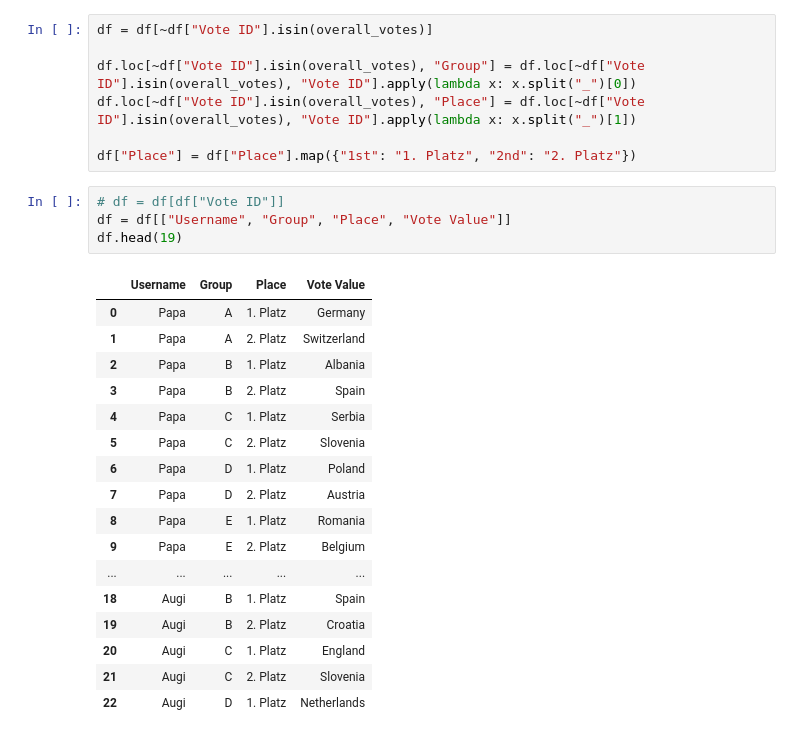
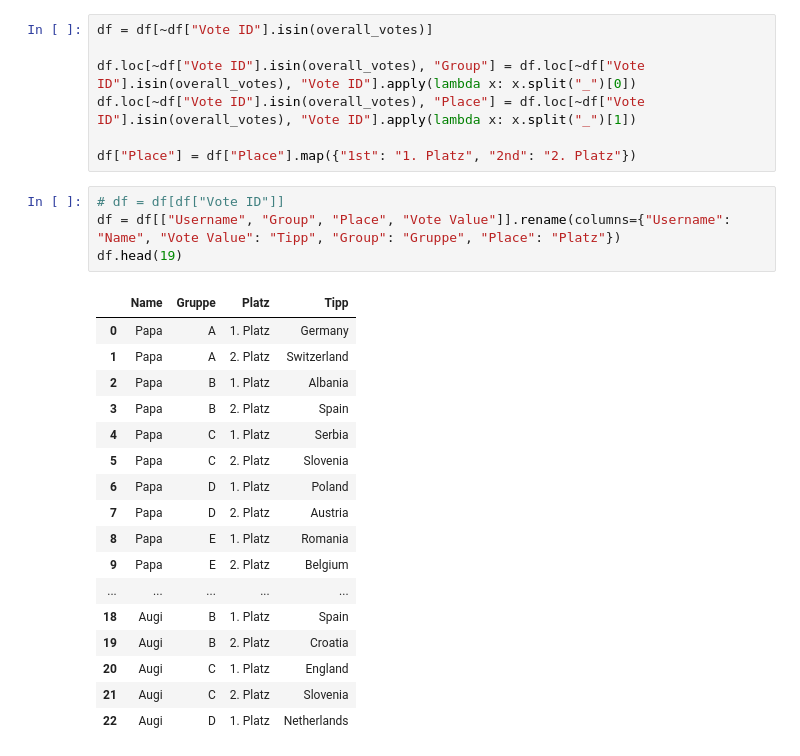
Before and after one commit to LMerbecks/family-betting-EM2024, a Jupyter notebook: em_fun/help_nb.ipynb, the cells around one changed output. Saved outputs shown, nothing was run; the diff lists cells and outputs as text.

```diff
--- a/em_fun/help_nb.ipynb
+++ b/em_fun/help_nb.ipynb
@@ -97,10 +97,10 @@ df.loc[~df["Vote ID"].isin(overall_votes), "Place"] = df.loc[~df["Vote ID"].isin
 df["Place"] = df["Place"].map({"1st": "1. Platz", "2nd": "2. Platz"})
 # %%
 # df = df[df["Vote ID"]]
-df = df[["Username", "Group", "Place", "Vote Value"]]
+df = df[["Username", "Group", "Place", "Vote Value"]].rename(columns={"Username": "Name", "Vote Value": "Tipp", "Group": "Gruppe", "Place": "Platz"})
 df.head(19)
 # %% [output]
-|  | Username | Group | Place | Vote Value |
+|  | Name | Gruppe | Platz | Tipp |
 | 0 | Papa | A | 1. Platz | Germany |
 | 1 | Papa | A | 2. Platz | Switzerland |
 | 2 | Papa | B | 1. Platz | Albania |
```
Also changed, not shown: parts of 14 cells of this notebook, 7 other files.
